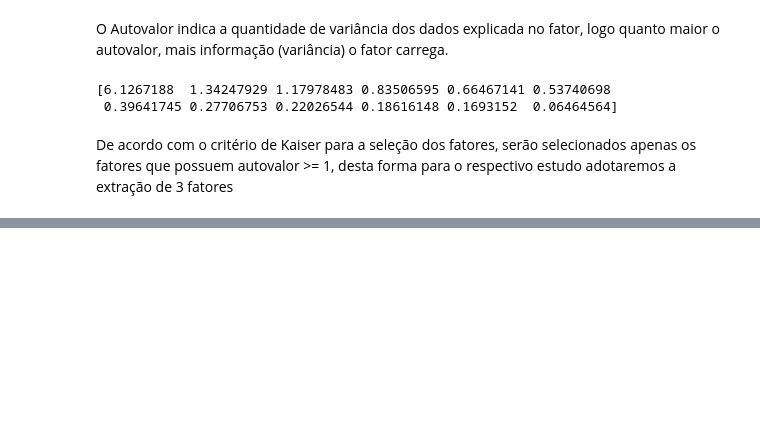
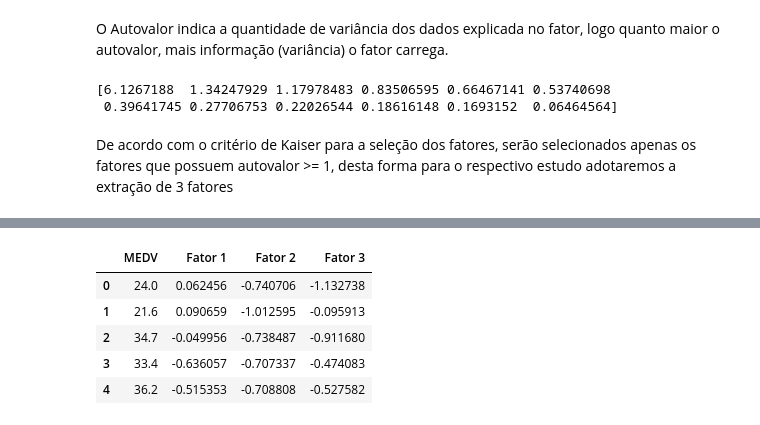
Before and after one commit to 1998-sys/Analise-Fatorial-e-PCA, a Jupyter notebook: notebooks/Analise_fatorial.ipynb, the cells around one changed output, grey strips where cells are left out. Cells and saved outputs as stored; diff of their text form; code cells hidden in the pictures; blank space fills up the shorter version.

```diff
--- a/notebooks/Analise_fatorial.ipynb
+++ b/notebooks/Analise_fatorial.ipynb
@@ -309,0 +381,11 @@ LSTAT    0.766884 -0.038983 -0.322758
+# %%
+# Juntando os fatores com a variável alvo
+casas = pd.concat([df_houses['MEDV'].reset_index(drop=True), fatores], axis=1)
+casas.head()
+# %% [output]
+|  | MEDV | Fator 1 | Fator 2 | Fator 3 |
+| 0 | 24.0 | 0.062456 | -0.740706 | -1.132738 |
+| 1 | 21.6 | 0.090659 | -1.012595 | -0.095913 |
+| 2 | 34.7 | -0.049956 | -0.738487 | -0.911680 |
+| 3 | 33.4 | -0.636057 | -0.707337 | -0.474083 |
+| 4 | 36.2 | -0.515353 | -0.708808 | -0.527582 |
```
Also changed, not shown: parts of 17 cells of this notebook.
